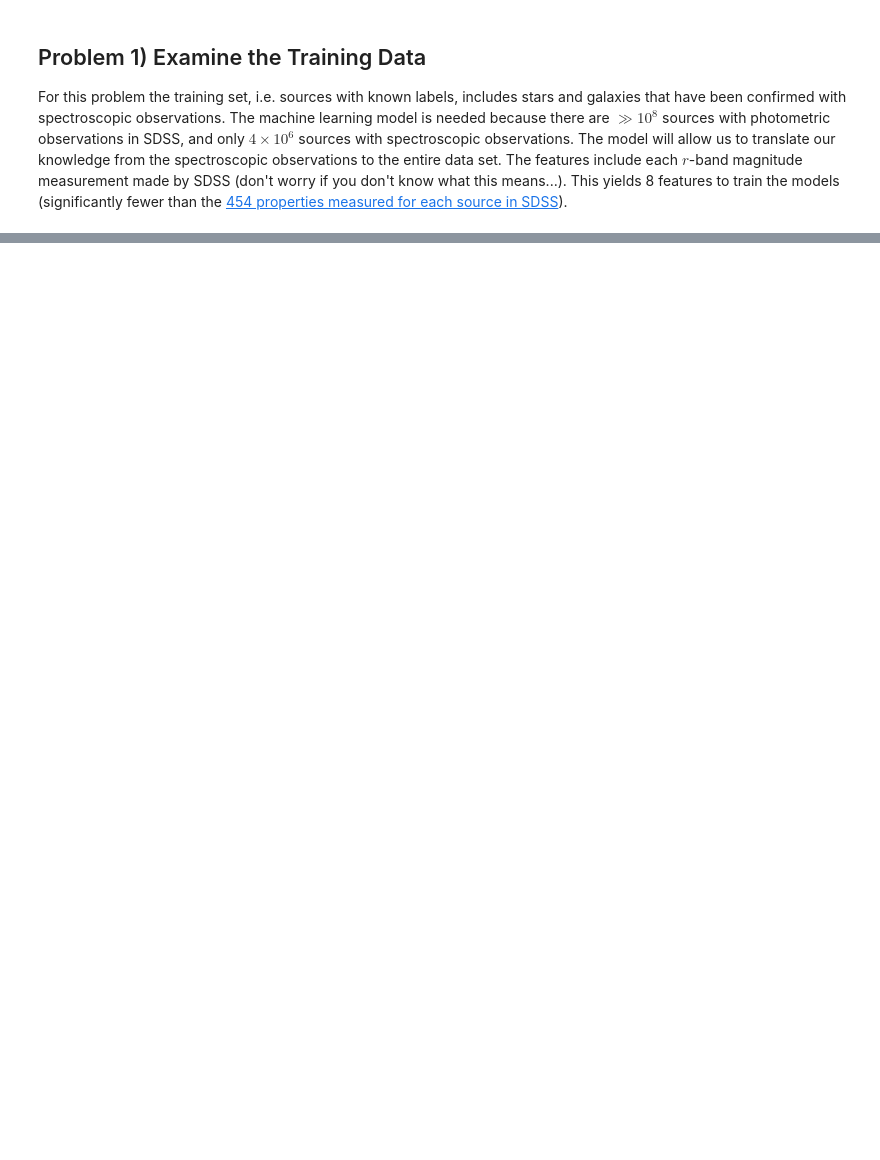
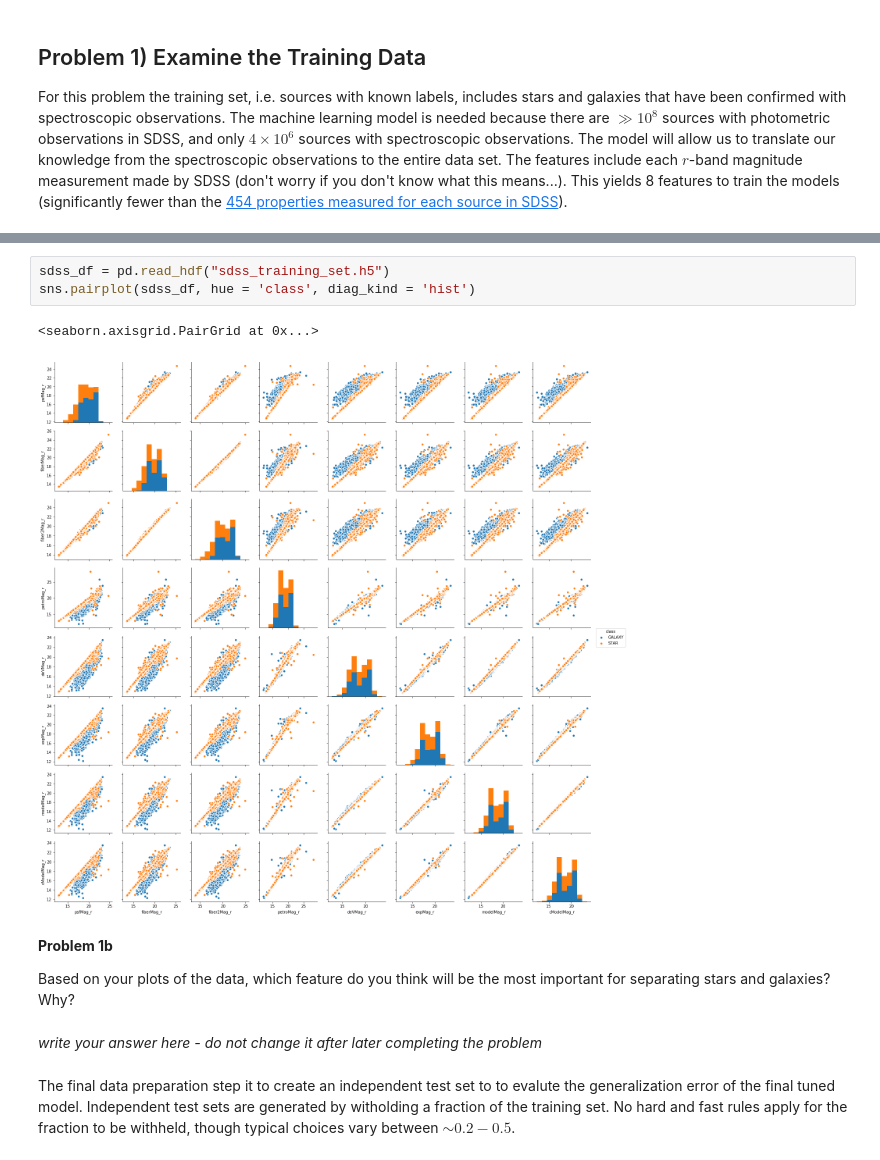
Before and after one commit to adamamiller/NU_IDEAS_2018, a Jupyter notebook: StarGalaxySolutions.ipynb, the cells around one changed output, grey strips where cells are left out. Saved outputs shown, nothing was run; the diff lists cells and outputs as text; blank space fills up the shorter version.

```diff
--- a/StarGalaxySolutions.ipynb
+++ b/StarGalaxySolutions.ipynb
@@ -41,0 +59,14 @@ For this problem the training set, i.e. sources with known labels, includes star
+# %%
+sdss_df = pd.read_hdf("sdss_training_set.h5")
+sns.pairplot(sdss_df, hue = 'class', diag_kind = 'hist')
+# %% [output]
+<seaborn.axisgrid.PairGrid at 0x...>
+[figure, added]
+# %% [markdown]
+**Problem 1b**
+
+Based on your plots of the data, which feature do you think will be the most important for separating stars and galaxies? Why?
+# %% [markdown]
+*write your answer here - do not change it after later completing the problem*
+# %% [markdown]
+The final data preparation step it to create an independent test set to to evalute the generalization error of the final tuned model. Independent test sets are generated by witholding a fraction of the training set. No hard and fast rules apply for the fraction to be withheld, though typical choices vary between $\sim{0.2}-0.5$.
```
Also changed, not shown: parts of 43 cells of this notebook.
